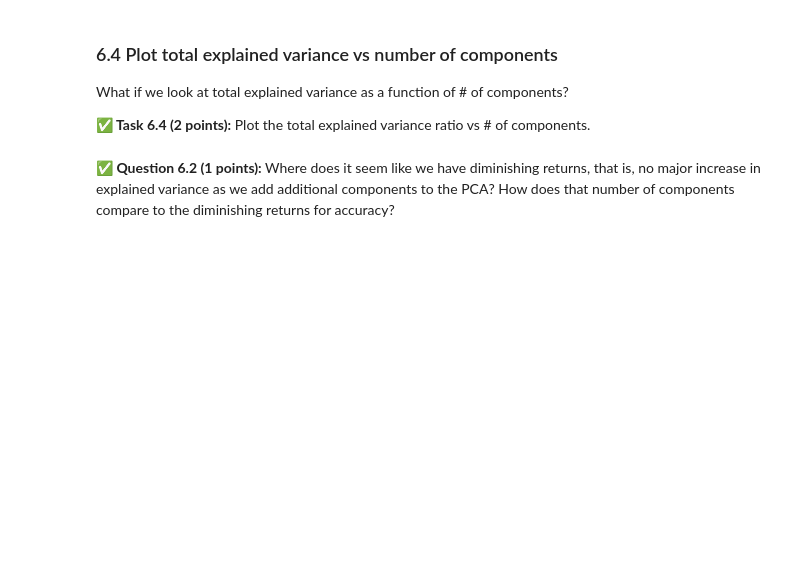
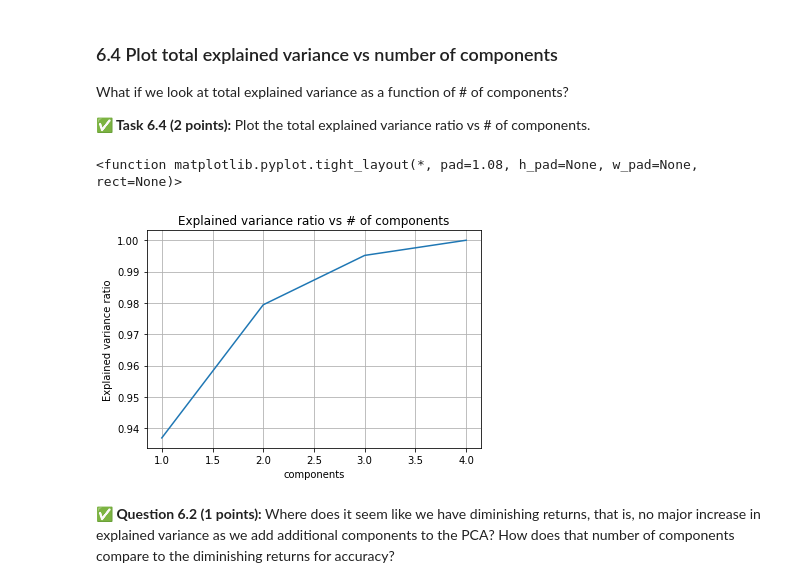
Before and after one commit to Jacob-Rancour/cmse202-s21-turnin, a Jupyter notebook: hw-05/HW-05_SVMandPCA-STUDENT.ipynb, the cells around one changed output. Drawn from its saved outputs; the diff is of its cells as text; code cells hidden in the pictures; blank space fills up the shorter version.

```diff
--- a/hw-05/HW-05_SVMandPCA-STUDENT.ipynb
+++ b/hw-05/HW-05_SVMandPCA-STUDENT.ipynb
@@ -389,3 +537,14 @@ What if we look at total explained variance as a function of # of components?
+# %%
+# Put your code here
+plt.plot(x,evr_list)
+plt.xlabel("components")
+plt.ylabel("Explained variance ratio")
+plt.title("Explained variance ratio vs # of components")
+plt.grid()
+plt.tight_layout
+# %% [output]
+<function matplotlib.pyplot.tight_layout(*, pad=1.08, h_pad=None, w_pad=None, rect=None)>
+[figure, added]
 # %% [markdown]
 **&#9989; Question 6.2 (1 points):** Where does it seem like we have diminishing returns, that is, no major increase in explained variance as we add additional components to the PCA? How does that number of components compare to the diminishing returns for accuracy?
 # %% [markdown]
```
Also changed, not shown: parts of 37 cells of this notebook, 1 other file.
